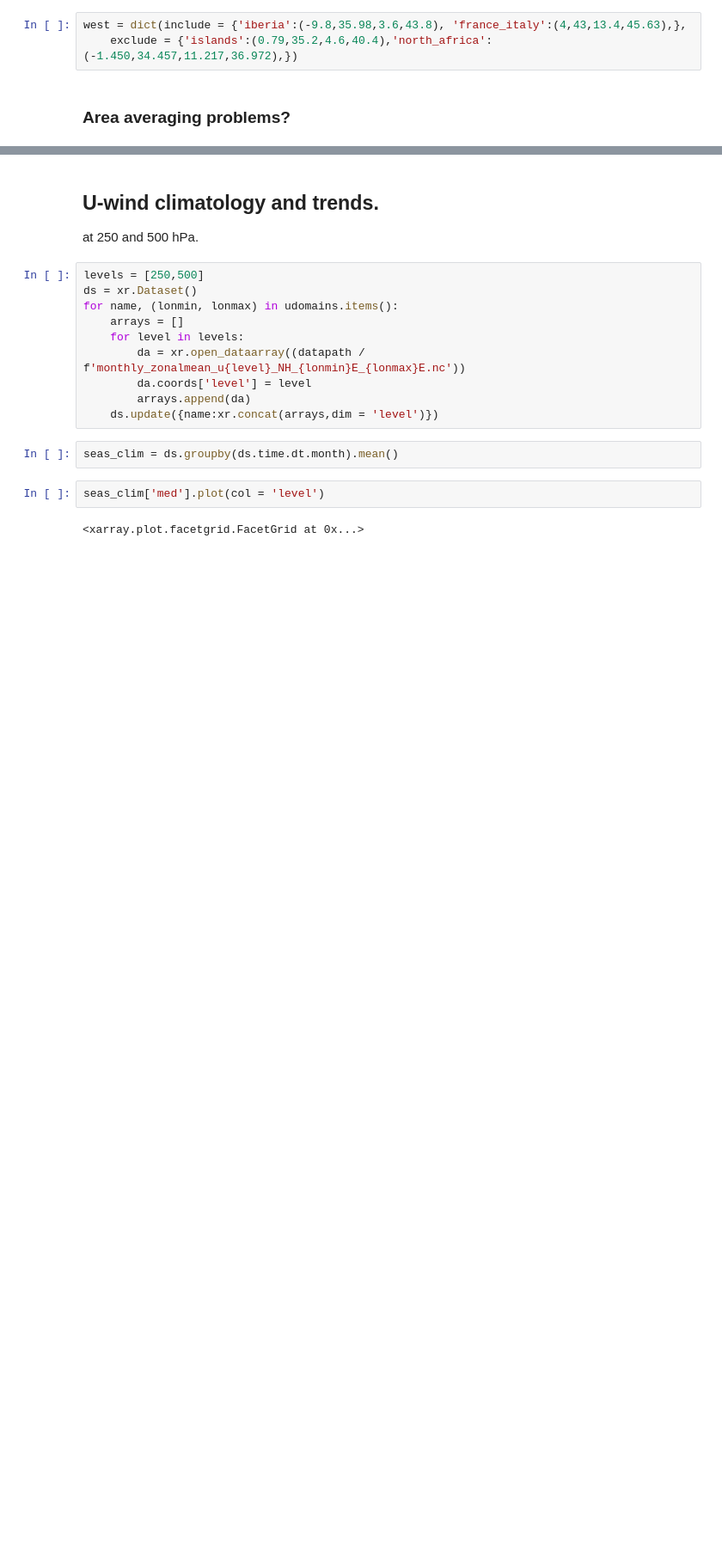
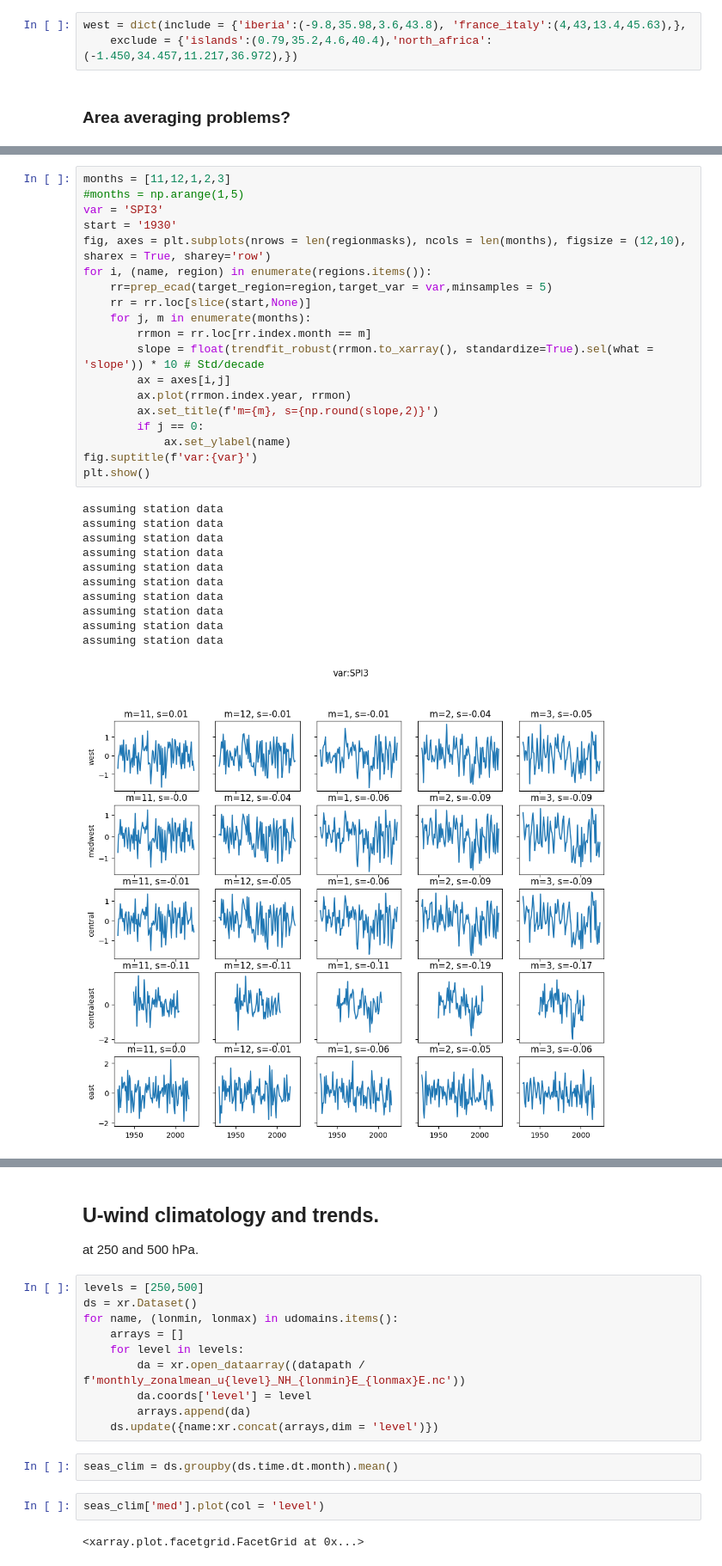
Before and after one commit to chiemvs/Medley, a Jupyter notebook: notebooks/Trend_exploration.ipynb, the cells around one changed output, grey strips where cells are left out. Shown at 86% size. Saved outputs shown, nothing was run; the diff lists cells and outputs as text; blank space fills up the shorter version.

```diff
--- a/notebooks/Trend_exploration.ipynb
+++ b/notebooks/Trend_exploration.ipynb
@@ -391,0 +449,31 @@ assuming station data
+# %%
+months = [11,12,1,2,3]
+#months = np.arange(1,5)
+var = 'SPI3'
+start = '1930'
+fig, axes = plt.subplots(nrows = len(regionmasks), ncols = len(months), figsize = (12,10), sharex = True, sharey='row')
+for i, (name, region) in enumerate(regions.items()):
+    rr=prep_ecad(target_region=region,target_var = var,minsamples = 5)
+    rr = rr.loc[slice(start,None)]
+    for j, m in enumerate(months):
+        rrmon = rr.loc[rr.index.month == m]
+        slope = float(trendfit_robust(rrmon.to_xarray(), standardize=True).sel(what = 'slope')) * 10 # Std/decade
+        ax = axes[i,j]
+        ax.plot(rrmon.index.year, rrmon)
+        ax.set_title(f'm={m}, s={np.round(slope,2)}')
+        if j == 0:
+            ax.set_ylabel(name)
+fig.suptitle(f'var:{var}')
+plt.show()
+# %% [output]
+assuming station data
+assuming station data
+assuming station data
+assuming station data
+assuming station data
+assuming station data
+assuming station data
+assuming station data
+assuming station data
+assuming station data
+[figure, added]
```
Also changed, not shown: parts of 9 cells of this notebook, 3 other files.
